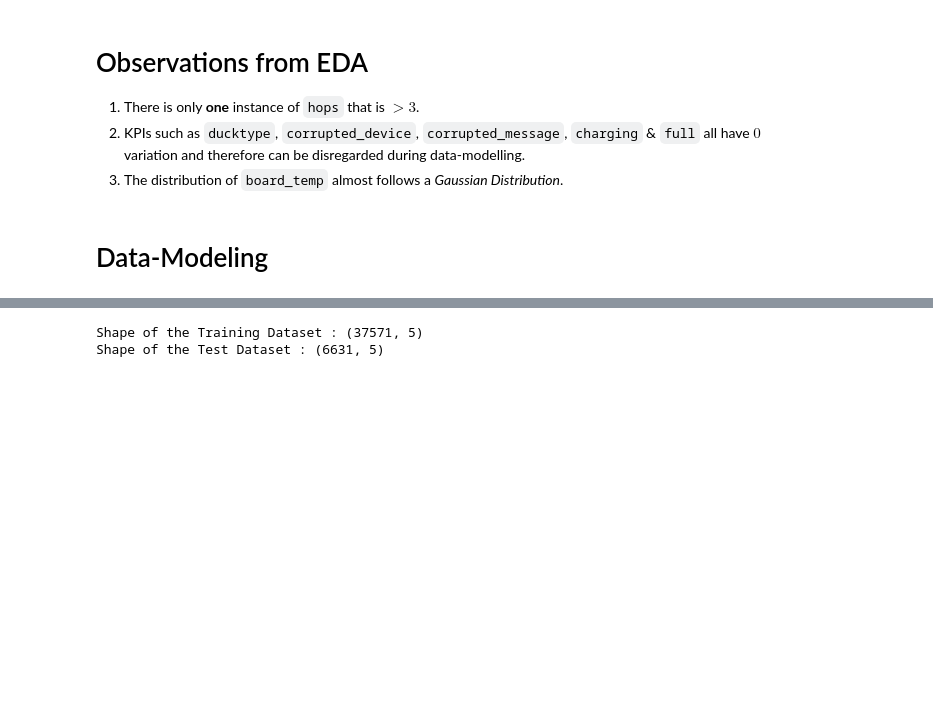
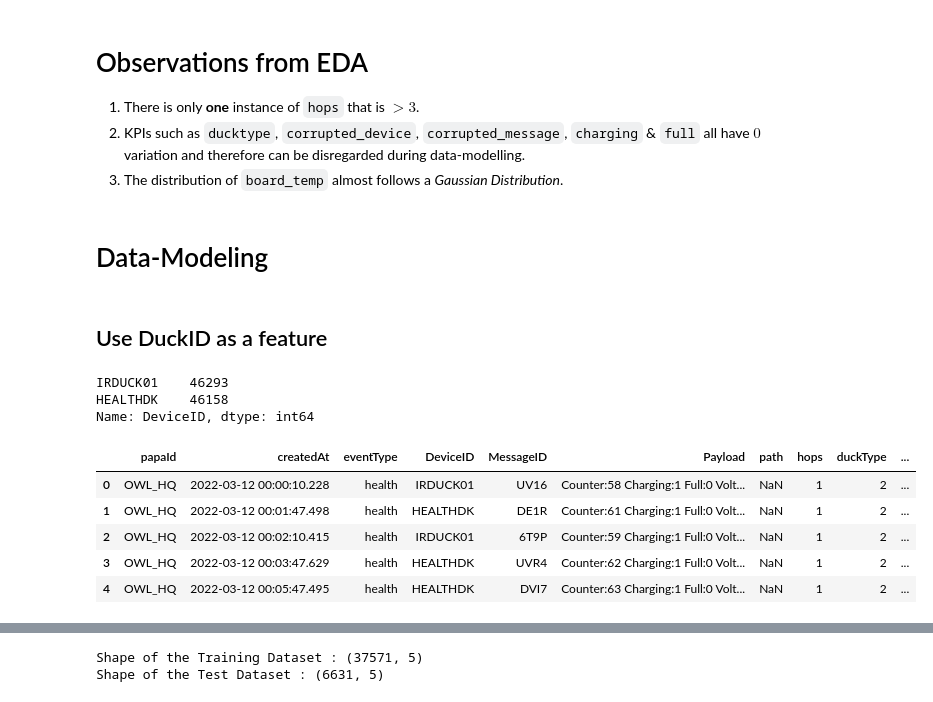
Before and after one commit to lucifermorningstar1305/DataDuck, a Jupyter notebook: Data_Modeling.ipynb, the cells around one changed output, grey strips where cells are left out. Saved outputs shown, nothing was run; the diff lists cells and outputs as text; code cells hidden in the pictures; blank space fills up the shorter version.

```diff
--- a/Data_Modeling.ipynb
+++ b/Data_Modeling.ipynb
@@ -212,3 +245,11 @@ plt.show()
 3. The distribution of `board_temp` almost follows a *Gaussian Distribution*.
 # %% [markdown]
 # Data-Modeling
+# %% [markdown]
+## Use DuckID as a feature
+# %%
+df['DeviceID'].value_counts()
+# %% [output]
+IRDUCK01    46293
+HEALTHDK    46158
+Name: DeviceID, dtype: int64
@@ -215 +258,10 @@ plt.show()
+# %%
+df.head()
+# %% [output]
+|  | papaId | createdAt | eventType | DeviceID | MessageID | Payload | path | hops | duckType | ... |
+| 0 | OWL_HQ | 2022-03-12 00:00:10.228 | health | IRDUCK01 | UV16 | Counter:58 Charging:1 Full:0 Volt... | NaN | 1 | 2 | ... |
+| 1 | OWL_HQ | 2022-03-12 00:01:47.498 | health | HEALTHDK | DE1R | Counter:61 Charging:1 Full:0 Volt... | NaN | 1 | 2 | ... |
+| 2 | OWL_HQ | 2022-03-12 00:02:10.415 | health | IRDUCK01 | 6T9P | Counter:59 Charging:1 Full:0 Volt... | NaN | 1 | 2 | ... |
+| 3 | OWL_HQ | 2022-03-12 00:03:47.629 | health | HEALTHDK | UVR4 | Counter:62 Charging:1 Full:0 Volt... | NaN | 1 | 2 | ... |
+| 4 | OWL_HQ | 2022-03-12 00:05:47.495 | health | HEALTHDK | DVI7 | Counter:63 Charging:1 Full:0 Volt... | NaN | 1 | 2 | ... |
 # %%
```
Also changed, not shown: parts of 17 cells of this notebook.
